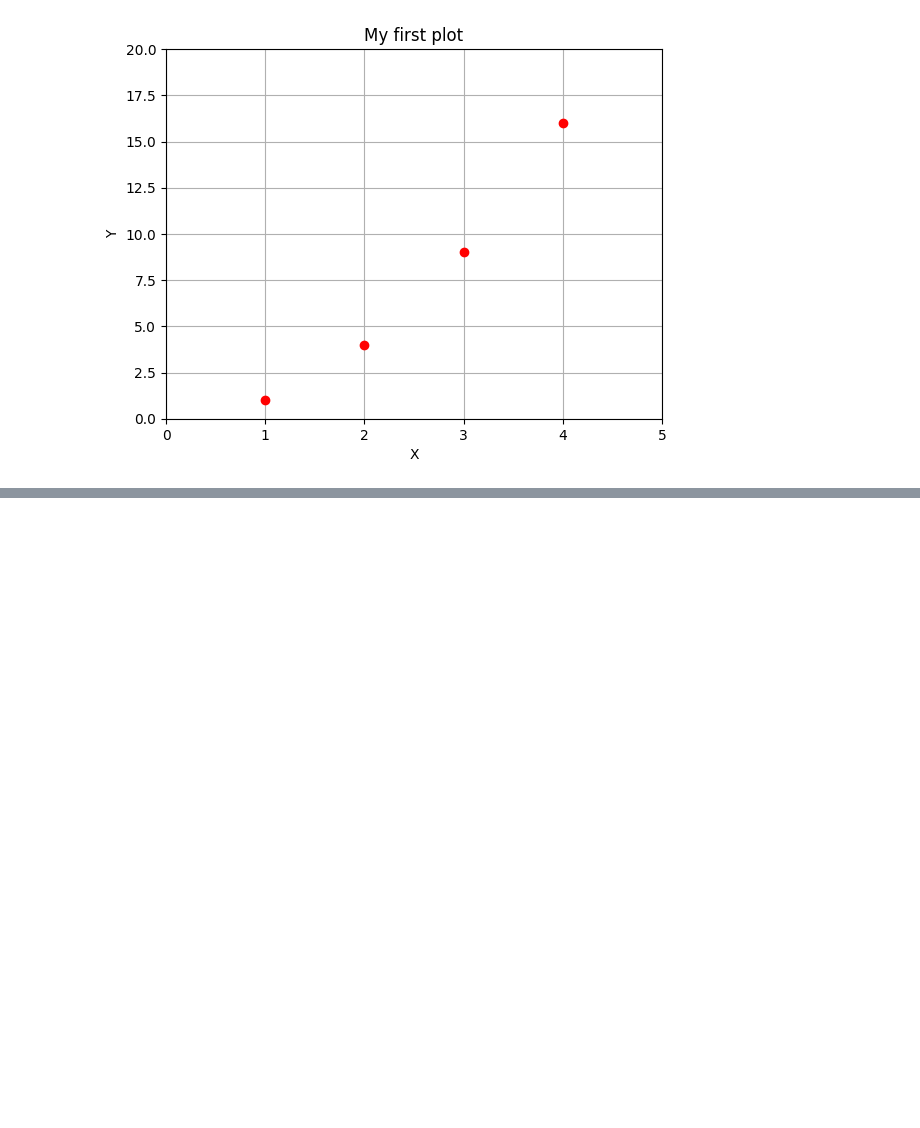
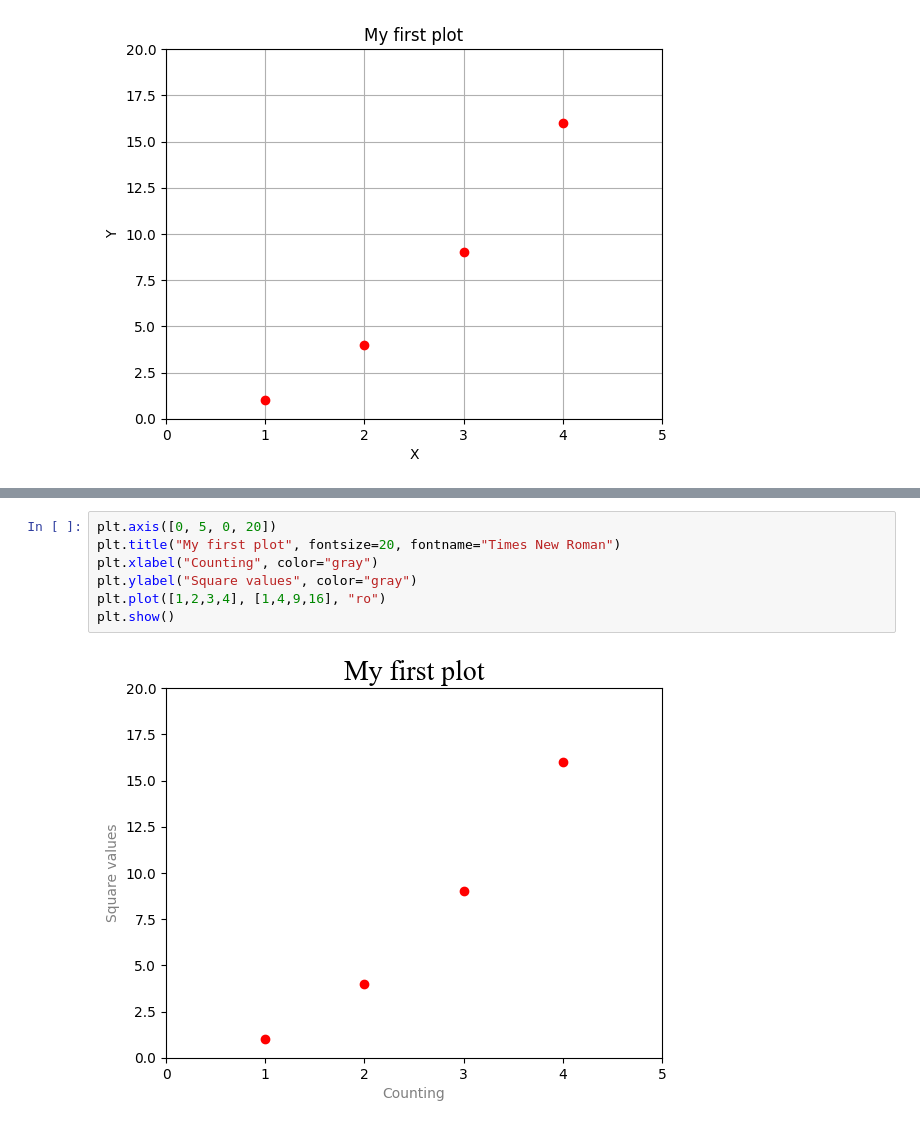
Before and after one commit to trilgar/kibit-python, a Jupyter notebook: lesson26_data_visualization/data_visualization.ipynb, the cells around one changed output, grey strips where cells are left out. Drawn from its saved outputs; the diff is of its cells as text; blank space fills up the shorter version.

```diff
--- a/lesson26_data_visualization/data_visualization.ipynb
+++ b/lesson26_data_visualization/data_visualization.ipynb
@@ -116,0 +129,9 @@ plt.show()
+# %%
+plt.axis([0, 5, 0, 20])
+plt.title("My first plot", fontsize=20, fontname="Times New Roman")
+plt.xlabel("Counting", color="gray")
+plt.ylabel("Square values", color="gray")
+plt.plot([1,2,3,4], [1,4,9,16], "ro")
+plt.show()
+# %% [output]
+[figure, added]
```
Also changed, not shown: parts of 7 cells of this notebook, 6 other files.
